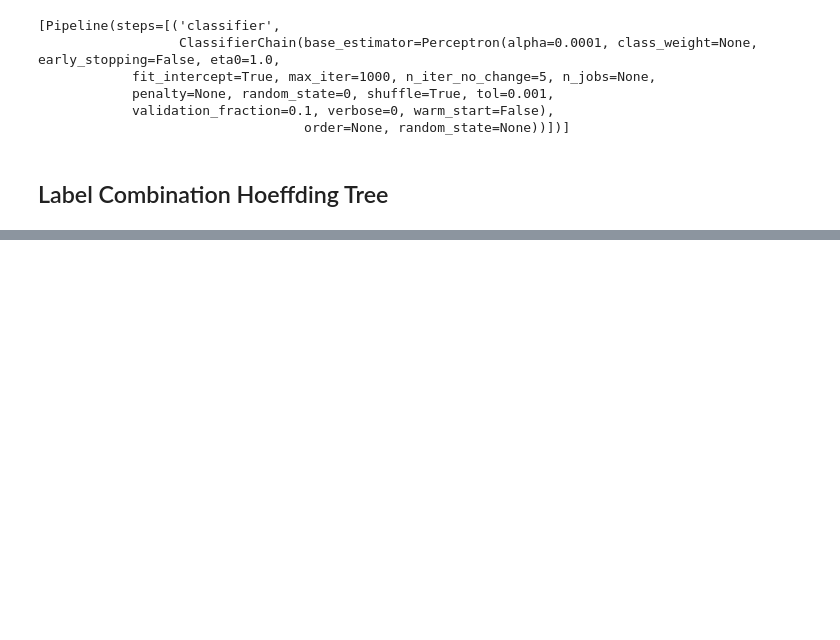
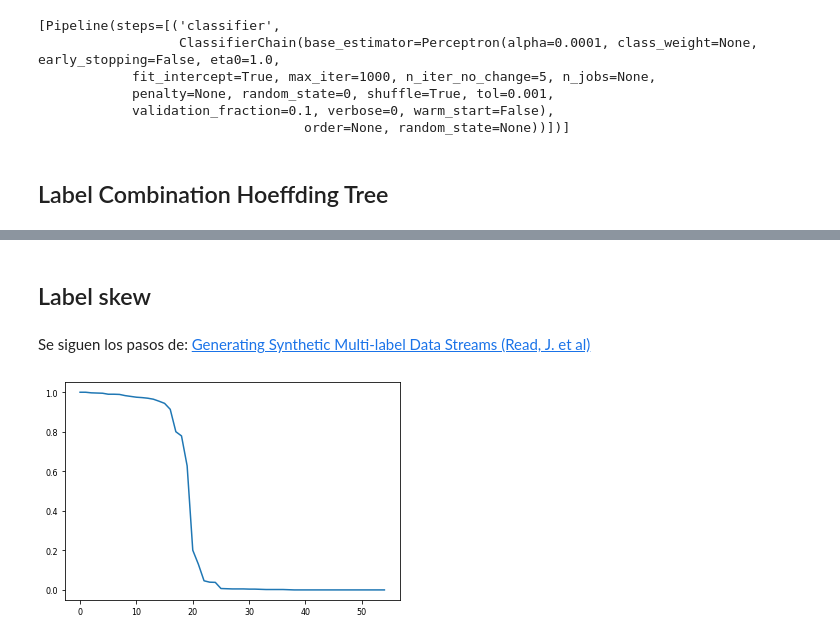
Before and after one commit to Juancard/multi-label-classification-on-data-streamings, a Jupyter notebook: 20ng_clasificaciones.ipynb, the cells around one changed output, grey strips where cells are left out. Saved outputs shown, nothing was run; the diff lists cells and outputs as text; code cells hidden in the pictures; blank space fills up the shorter version.

```diff
--- a/20ng_clasificaciones.ipynb
+++ b/20ng_clasificaciones.ipynb
@@ -609,0 +545,5 @@ df
+# %%
+X_stream, y_stream, feature_names, label_names = load_20ng_dataset()
+data_stream = DataStream(data=X_stream.todense(), y=y_stream.todense(), name="newsgroup20")
+print(data_stream.n_remaining_samples())
+print(data_stream.target_names)
@@ -639,0 +698,8 @@ array([False, False, False, ..., False, False, False])
+# %% [markdown]
+## Label skew
+# %% [markdown]
+Se siguen los pasos de: [Generating Synthetic Multi-label Data Streams (Read, J. et al)](https://users.ics.aalto.fi/jesse/papers/synth.pdf)
+# %%
+label_skew_graph(y_stream.toarray())
+# %% [output]
+[figure, added]
```
Also changed, not shown: parts of 49 cells of this notebook.
